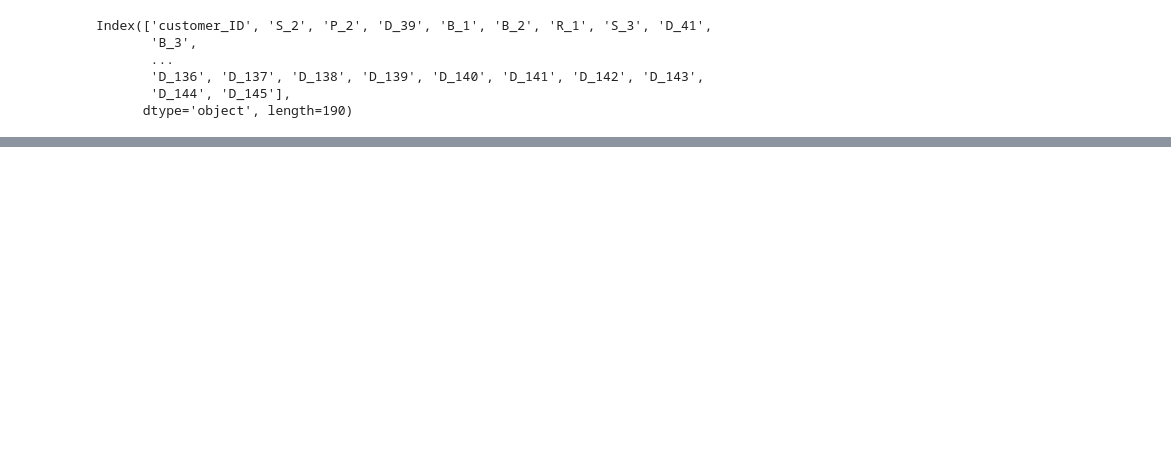
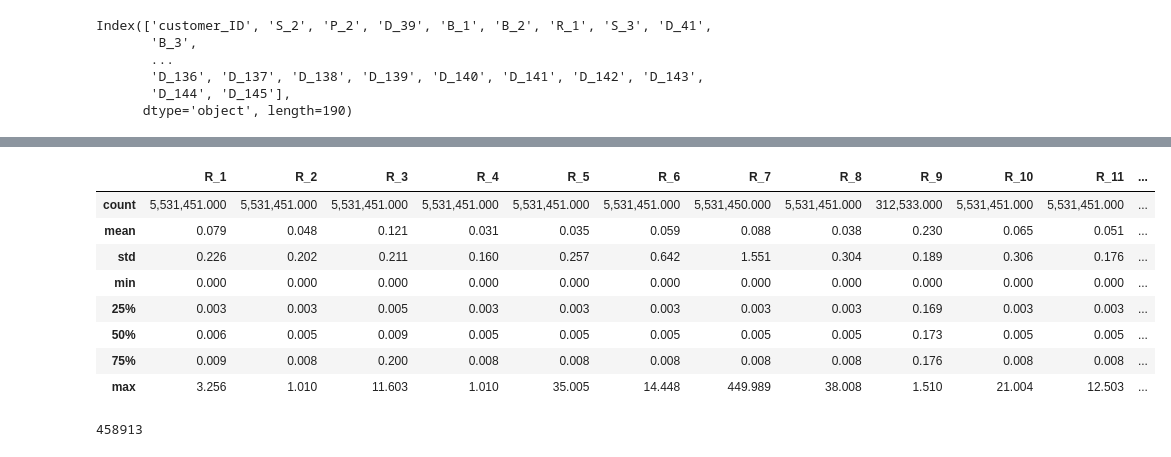
Before and after one commit to m3redithw/american-express-default-prediction, a Jupyter notebook: eda.ipynb, the cells around one changed output, grey strips where cells are left out. Cells and saved outputs as stored; diff of their text form; code cells hidden in the pictures; blank space fills up the shorter version.

```diff
--- a/eda.ipynb
+++ b/eda.ipynb
@@ -23,0 +155,16 @@ Index(['customer_ID', 'S_2', 'P_2', 'D_39', 'B_1', 'B_2', 'R_1', 'S_3', 'D_41',
+# %%
+df.filter(like='R_', axis=1).describe()
+# %% [output]
+|  | R_1 | R_2 | R_3 | R_4 | R_5 | R_6 | R_7 | R_8 | R_9 | R_10 | R_11 | ... |
+| count | 5,531,451.000 | 5,531,451.000 | 5,531,451.000 | 5,531,451.000 | 5,531,451.000 | 5,531,451.000 | 5,531,450.000 | 5,531,451.000 | 312,533.000 | 5,531,451.000 | 5,531,451.000 | ... |
+| mean | 0.079 | 0.048 | 0.121 | 0.031 | 0.035 | 0.059 | 0.088 | 0.038 | 0.230 | 0.065 | 0.051 | ... |
+| std | 0.226 | 0.202 | 0.211 | 0.160 | 0.257 | 0.642 | 1.551 | 0.304 | 0.189 | 0.306 | 0.176 | ... |
+| min | 0.000 | 0.000 | 0.000 | 0.000 | 0.000 | 0.000 | 0.000 | 0.000 | 0.000 | 0.000 | 0.000 | ... |
+| 25% | 0.003 | 0.003 | 0.005 | 0.003 | 0.003 | 0.003 | 0.003 | 0.003 | 0.169 | 0.003 | 0.003 | ... |
+| 50% | 0.006 | 0.005 | 0.009 | 0.005 | 0.005 | 0.005 | 0.005 | 0.005 | 0.173 | 0.005 | 0.005 | ... |
+| 75% | 0.009 | 0.008 | 0.200 | 0.008 | 0.008 | 0.008 | 0.008 | 0.008 | 0.176 | 0.008 | 0.008 | ... |
+| max | 3.256 | 1.010 | 11.603 | 1.010 | 35.005 | 14.448 | 449.989 | 38.008 | 1.510 | 21.004 | 12.503 | ... |
+# %%
+df.customer_ID.nunique()
+# %% [output]
+458913
```
Also changed, not shown: parts of 23 cells of this notebook.
